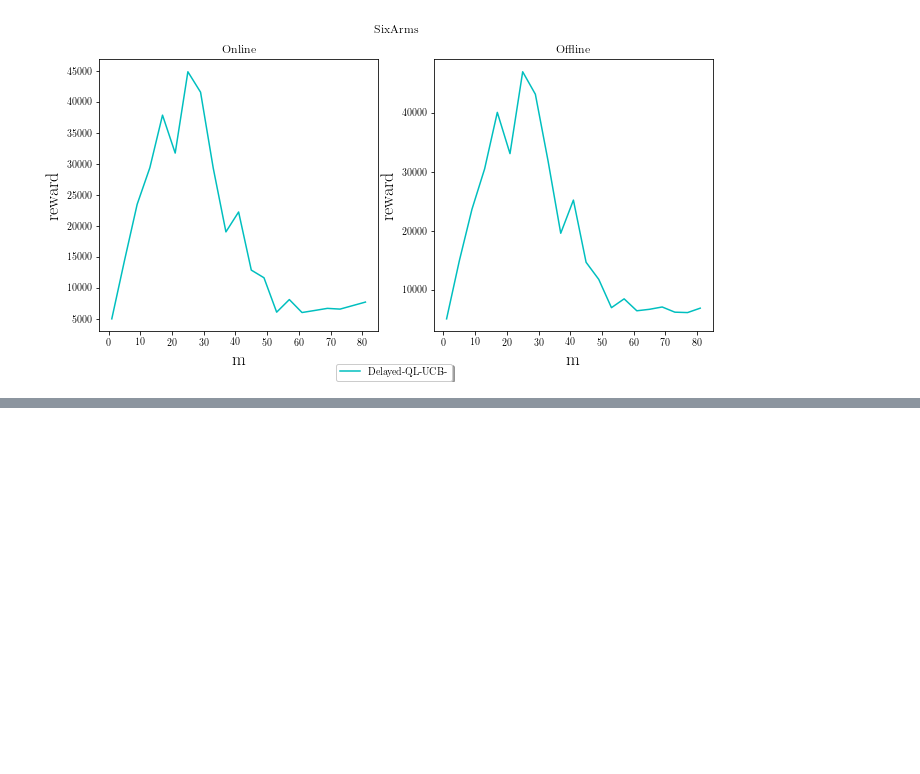
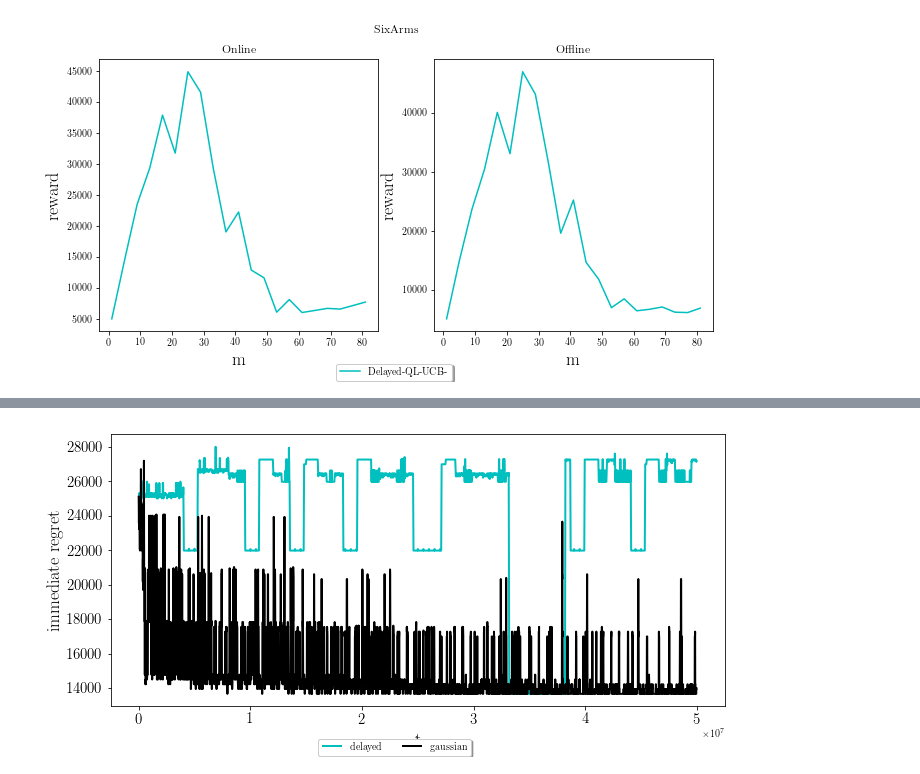
Before and after one commit to albertometelli/weightedDQN, a Jupyter notebook: q_learning/notebook.ipynb, the cells around one changed output, grey strips where cells are left out. Drawn from its saved outputs; the diff is of its cells as text; code cells hidden in the pictures; blank space fills up the shorter version.

```diff
--- a/q_learning/notebook.ipynb
+++ b/q_learning/notebook.ipynb
@@ -508,17 +511,17 @@ alg_to_label={
         'boot-ql':'BQL'
 }
 policy_to_label={
-        'weighted':'W',
+        'weighted':'PS',
         'vpi':'V',
         'eps-greedy':'e-Gree',
         'boltzmann':'Boltz',
         'boot':'Boot',
-        'ucb':'UCB'
+        'ucb':'OFU'
 }
 update_to_label={
-        'weighted':'W',
-        'mean':'M',
-        'optimistic':'OFU',
+        'weighted':'PO',
+        'mean':'MO',
+        'optimistic':'OO',
         '':''
 }
 conf = 0.95
@@ -787,7 +790,7 @@ Env:SixArms; Max:44914.546500000004; m:25.0
 [figure]
 [figure]
 # %%
-environments = ['SixArms','ThreeArms']
+environments = ['ThreeArms']
 algorithms = ['delayed-ql','gaussian-ql']
 policies = [['greedy'],['ucb'],['weighted-gaussian','ucb'],['boot','weighted'],['eps-greedy', 'boltzmann'],[''],['rmax']]
 updates = [[''],['optimistic'],['weighted','mean'],[''], [''],['']]
@@ -912,0 +915,83 @@ for e,env in enumerate(environments):
+# %%
+v_opt =np.array([27247.70632386, 26975.22926062, 26975.22926062, 29999.99990184])
+frequency = 10000
+d_V = np.load('./reg_test/ThreeArms/delayed-ql/vs_delayed-ql.npy')
+delayed_value = d_V[:,0:-1]
+delayed_states = d_V[:,-1].astype(int)
+#print(delayed_states)
+epsilon = 78
+g_V = np.load('./reg_test/ThreeArms/gaussian-ql/vs_gaussian-ql.npy')
+gaussian_value = g_V[:,0:-1]
+gaussian_states = g_V[:,-1].astype(int)
+conf = 0.95
+n_runs = 1
+v_d = np.zeros(delayed_value.shape[0])
+v_g = np.zeros(delayed_value.shape[0])
+
+#Num Timesteps close to optimal
+for i in range(delayed_value.shape[0]):
+    v_d[i] = delayed_value[i,delayed_states[i]]  < v_opt[delayed_states[i]] - epsilon
+    v_g[i] = gaussian_value[i,gaussian_states[i]] < v_opt[gaussian_states[i]] - epsilon
+print("Delayed : Num timesteps:{}".format(np.sum(v_d)))
+print("Gaussian : Num timesteps:{}".format(np.sum(v_g)))
+
+timesteps =np.array([i*frequency for i in range(delayed_value.shape[0])])
+
+#Immediate regret
+for i in range(delayed_value.shape[0]):
+    v_d[i] = v_opt[delayed_states[i]] - delayed_value[i,delayed_states[i]]
+    v_g[i] = v_opt[gaussian_states[i]] - gaussian_value[i,gaussian_states[i]]
+
+fig, ax = plt.subplots(1, 1, figsize=(11, 5))
+ax= plot_ci(timesteps,np.expand_dims(v_d,0), conf,
+                                    n_runs, xlabel='t', ylabel='immediate regret', label='delayed',
+                                    ax=ax, linewidth=2.0, linestyle=ls[0], color=col[0])
+ax= plot_ci(timesteps,np.expand_dims(v_g,0), conf,
+                                    n_runs, xlabel='t', ylabel='immediate regret', label='gaussian',
+                                    ax=ax, linewidth=2.0, linestyle=ls[0], color=col[1])
+lgd=fig.legend(loc='lower center',
+                          ncol=2, fancybox=True, shadow=True,bbox_to_anchor=(0.45, -0.01))
+#Cumulative regret
+v_d = np.cumsum(v_d)
+v_g = np.cumsum(v_g)
+
+fig, ax = plt.subplots(1, 1, figsize=(11, 5))
+ax= plot_ci(timesteps,np.expand_dims(v_d,0), conf,
+                                    n_runs, xlabel='t', ylabel='regret', label='delayed',
+                                    ax=ax, linewidth=2.0, linestyle=ls[0], color=col[0])
+ax= plot_ci(timesteps,np.expand_dims(v_g,0), conf,
+                                    n_runs, xlabel='t', ylabel='regret', label='gaussian',
+                                    ax=ax, linewidth=2.0, linestyle=ls[0], color=col[1])
+lgd=fig.legend(loc='lower center',
+                          ncol=2, fancybox=True, shadow=True,bbox_to_anchor=(0.45, -0.01))
+
+
+
+#Cumulative value function of policy
+'''for i in range(delayed_value.shape[0]):
+    v_d[i] = delayed_value[i,delayed_states[i]]
+    v_g[i] = gaussian_value[i,gaussian_states[i]]'''
+v_d = v_d *  / timesteps
+v_g = v_g / timesteps
+#Cumulative
+fig, ax = plt.subplots(1, 1, figsize=(11, 5))
+ax= plot_ci(timesteps,np.expand_dims(v_d,0), conf,
+                                    n_runs, xlabel='t', ylabel='regret /t', label='delayed-ql',
+                                    ax=ax, linewidth=2.0, linestyle=ls[0], color=col[0])
+ax= plot_ci(timesteps,np.expand_dims(v_g,0), conf,
+                                    n_runs, xlabel='t', ylabel='regret /t', label='gaussian-ql',
+                                    ax=ax, linewidth=2.0, linestyle=ls[0], color=col[1] )
+#lgd=fig.legend(loc='lower center',
+ #                         ncol=2, fancybox=True, shadow=True,bbox_to_anchor=(0.45, -0.01))
+legend_labels = ['Delayed-QL','G-WQL']
+legend_colors = [col[0],col[1]]
+legend_markers = [markers[0], markers[1]]
+fig.savefig('images/regret-ThreeArms.pdf',format='pdf', bbox_inches='tight')
+fig = plt.figure(figsize=(11, 5))
+patches = [mlines.Line2D([], [], color=legend_colors[i],
+                          label=legend_labels[i])  for i in range(len(legend_labels))]
+
+lgd=fig.legend( patches, legend_labels, ncol=3,
+           loc='center')
+fig.savefig('images/regret-legend.pdf',format='pdf',bbox_extra_artists=(lgd,), bbox_inches='tight')
+# %% [output]
@@ -912,0 +1000 @@ for e,env in enumerate(environments):
+[figure, added]
```
Also changed, not shown: parts of 6 cells of this notebook.
